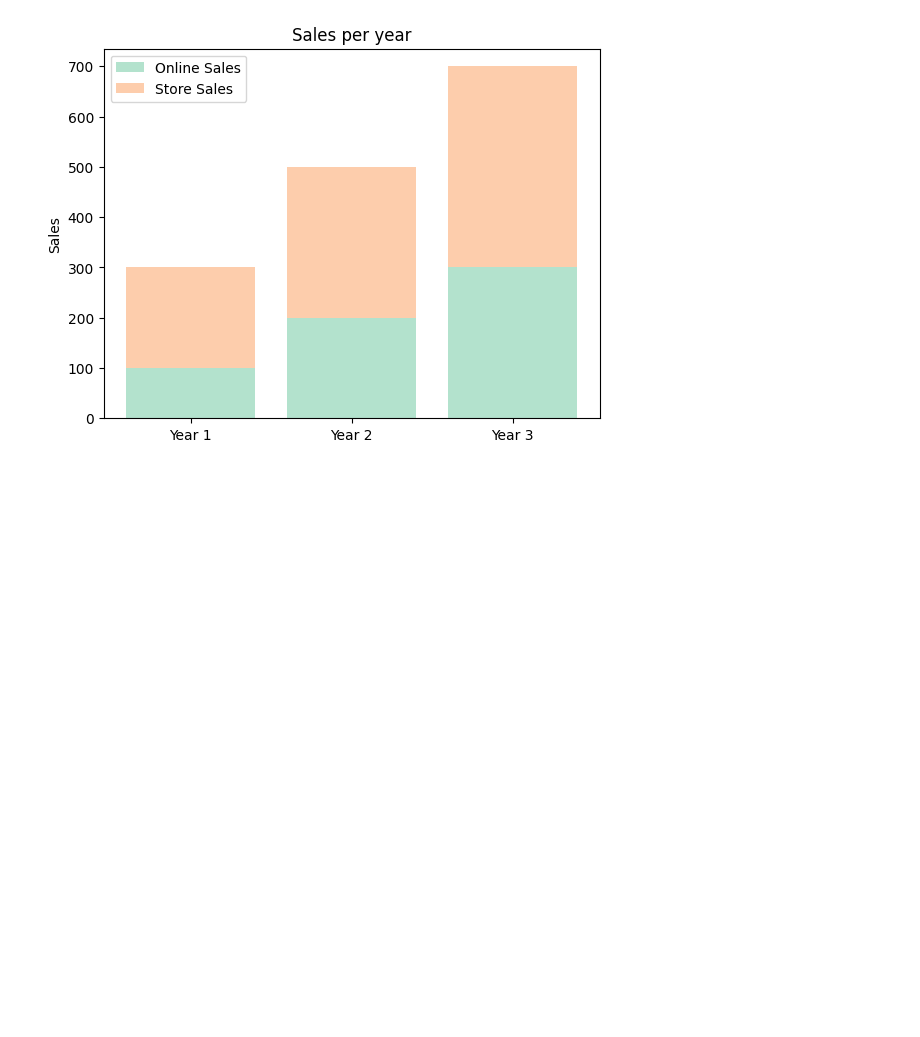
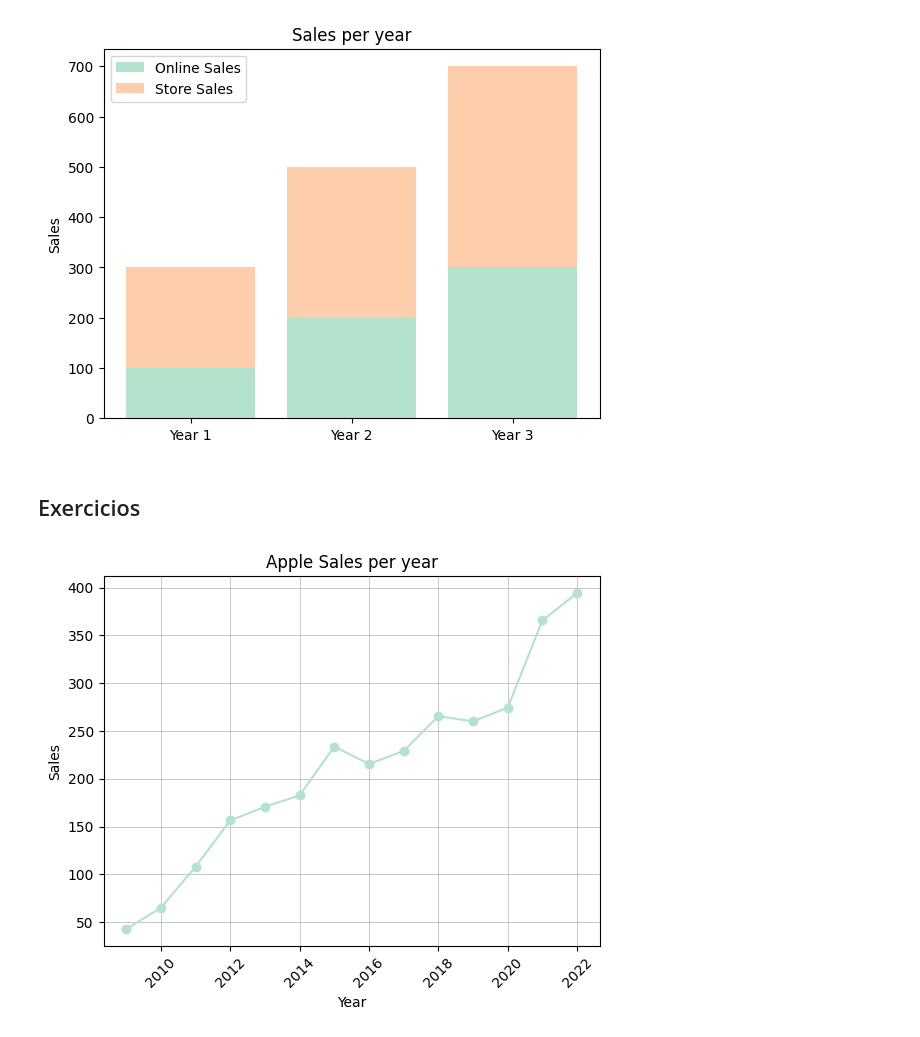
Before and after one commit to ErickVisone/DataScience, a Jupyter notebook: datascience/MatplotStudy.ipynb, the cells around one changed output. Drawn from its saved outputs; the diff is of its cells as text; code cells hidden in the pictures; blank space fills up the shorter version.

Commit message:
Charts

```diff
--- a/datascience/MatplotStudy.ipynb
+++ b/datascience/MatplotStudy.ipynb
@@ -106,3 +106,25 @@ plt.legend()
 plt.show()
 # %% [output]
 [figure]
+# %% [markdown]
+## Exercicios
+# %%
+years = [2009,2010,2011,2012,2013,2014,2015,2016,2017,2018,2019,2020, 2021, 2022]
+sales = [42.9, 65.2, 108.2, 156.5, 170.9, 182.8, 233.7, 215.6, 229.2, 265.6, 260.2,274.5, 365.8, 394.3 ]
+# %%
+from cycler import cycler
+#Line Chart
+
+# dots = plt.plot(years, sales, marker='o')
+plt.plot(years, sales, marker='o')
+
+plt.xlabel('Year')
+# plt.annotate('Peak', xy=(2022, 394.3), xytext=(2022, 340), arrowprops=dict(facecolor='black', shrink=0.05))
+plt.ylabel('Sales')
+plt.title('Apple Sales per year')
+plt.xticks(rotation=45)
+plt.grid(visible=True, linewidth=0.5)
+
+plt.show()
+# %% [output]
+[figure, added]
```
Also changed, not shown: parts of 8 cells of this notebook.
